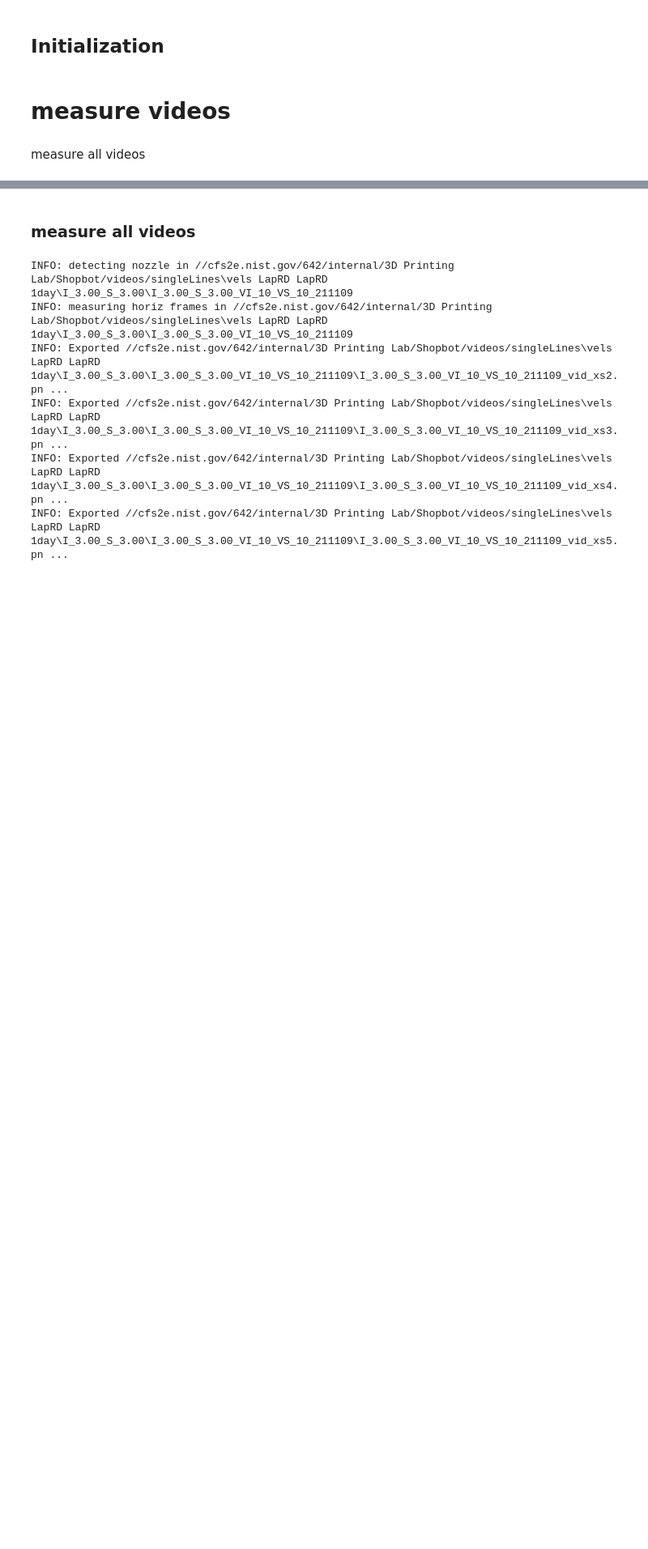
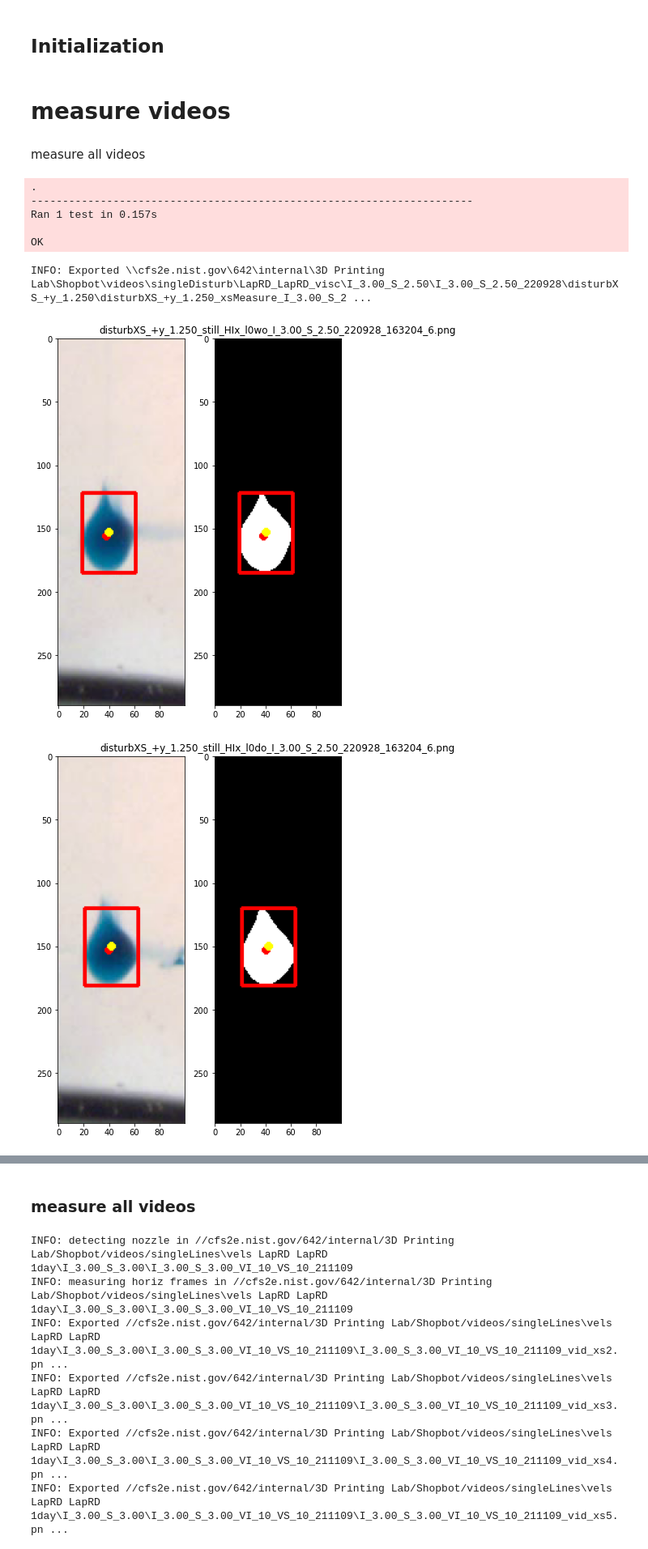
Before and after one commit to usnistgov/embedded3DPvids, a Jupyter notebook: ipynb/singleDisturb/still_measure.ipynb, the cells around one changed output, grey strips where cells are left out. Shown at 81% size. Cells and saved outputs as stored; diff of their text form; code cells hidden in the pictures; blank space fills up the shorter version.

```diff
--- a/ipynb/singleDisturb/still_measure.ipynb
+++ b/ipynb/singleDisturb/still_measure.ipynb
@@ -24,3 +24,17 @@ LOGGERDEFINED = logs.openLog('still_measure.ipynb', LOGGERDEFINED, level='DEBUG'
 # measure videos
 # %% [markdown]
 measure all videos
+# %%
+run ../../tests/test_disturbVert
+# %% [output]
+.
+----------------------------------------------------------------------
+Ran 1 test in 0.157s
+
+OK
+# %%
+me.xsDisturbMeasures(r'\\cfs2e.nist.gov\642\internal\3D Printing Lab\Shopbot\videos\singleDisturb\LapRD_LapRD_visc\I_3.00_S_2.50\I_3.00_S_2.50_220928\disturbXS_+y_1.250', overwrite=True, diag=1)
+# %% [output]
+INFO: Exported \\cfs2e.nist.gov\642\internal\3D Printing Lab\Shopbot\videos\singleDisturb\LapRD_LapRD_visc\I_3.00_S_2.50\I_3.00_S_2.50_220928\disturbXS_+y_1.250\disturbXS_+y_1.250_xsMeasure_I_3.00_S_2 ...
+[figure, added]
+[figure, added]
```
Also changed, not shown: parts of 2 cells of this notebook, 14 other files.
